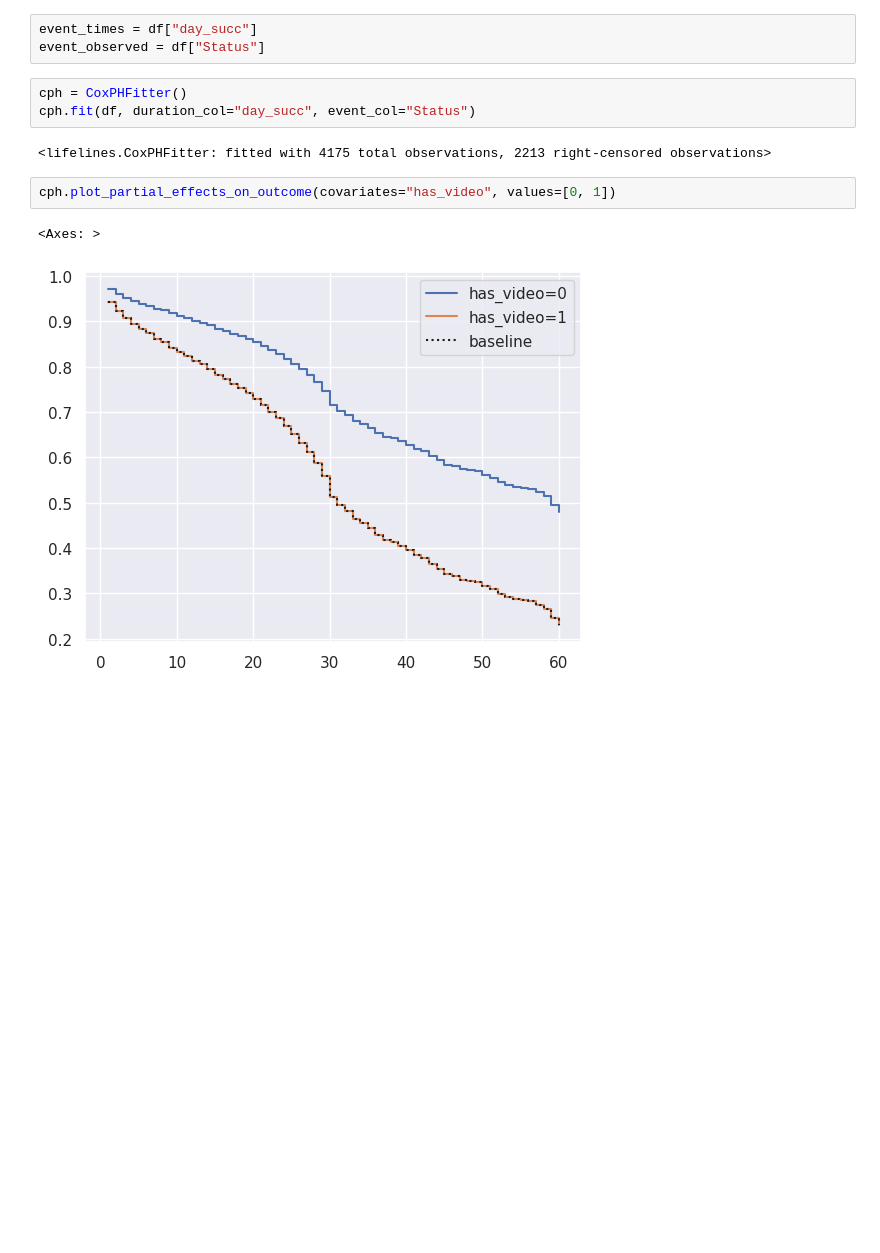
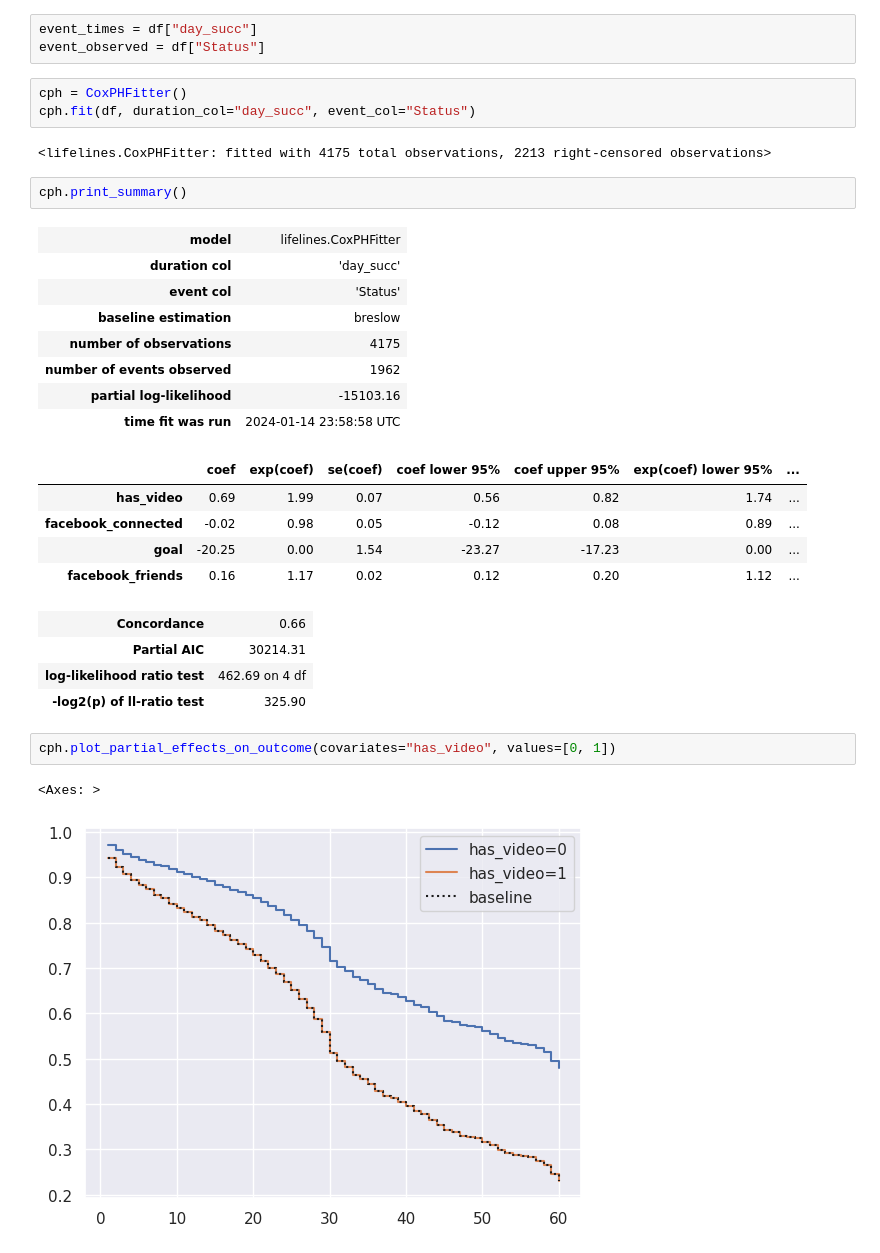
Before and after one commit to Ab2nour/kickstarter-project-analysis, a Jupyter notebook: src/notebooks/regression_models.ipynb, the cells around one changed output. Cells and saved outputs as stored; diff of their text form; blank space fills up the shorter version.

Commit message:
feat(wip): regression models

```diff
--- a/src/notebooks/regression_models.ipynb
+++ b/src/notebooks/regression_models.ipynb
@@ -33,6 +33,26 @@ cph = CoxPHFitter()
 cph.fit(df, duration_col="day_succ", event_col="Status")
 # %% [output]
 <lifelines.CoxPHFitter: fitted with 4175 total observations, 2213 right-censored observations>
+# %%
+cph.print_summary()
+# %% [output]
+| model | lifelines.CoxPHFitter |
+| duration col | 'day_succ' |
+| event col | 'Status' |
+| baseline estimation | breslow |
+| number of observations | 4175 |
+| number of events observed | 1962 |
+| partial log-likelihood | -15103.16 |
+| time fit was run | 2024-01-14 23:58:58 UTC |
+|  | coef | exp(coef) | se(coef) | coef lower 95% | coef upper 95% | exp(coef) lower 95% | ... |
+| has_video | 0.69 | 1.99 | 0.07 | 0.56 | 0.82 | 1.74 | ... |
+| facebook_connected | -0.02 | 0.98 | 0.05 | -0.12 | 0.08 | 0.89 | ... |
+| goal | -20.25 | 0.00 | 1.54 | -23.27 | -17.23 | 0.00 | ... |
+| facebook_friends | 0.16 | 1.17 | 0.02 | 0.12 | 0.20 | 1.12 | ... |
+| Concordance | 0.66 |
+| Partial AIC | 30214.31 |
+| log-likelihood ratio test | 462.69 on 4 df |
+| -log2(p) of ll-ratio test | 325.90 |
 # %%
 cph.plot_partial_effects_on_outcome(covariates="has_video", values=[0, 1])
 # %% [output]
```
Also changed, not shown: parts of 6 cells of this notebook.
